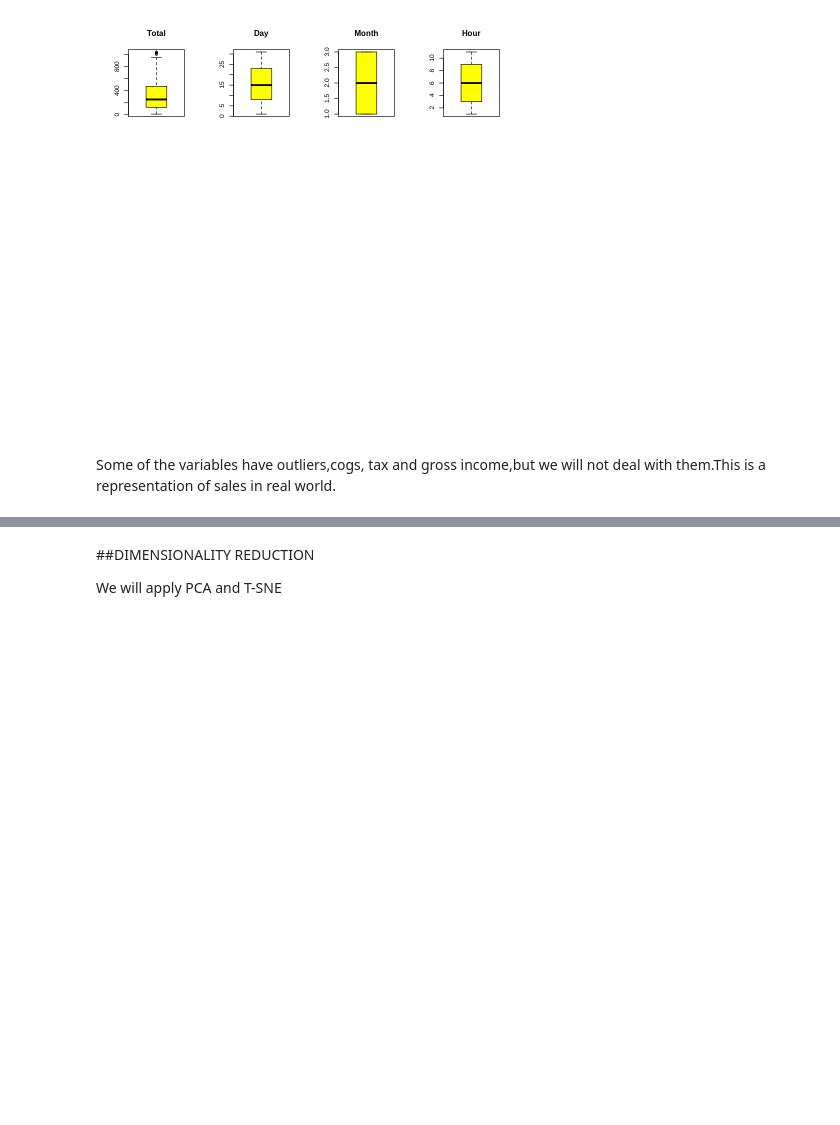
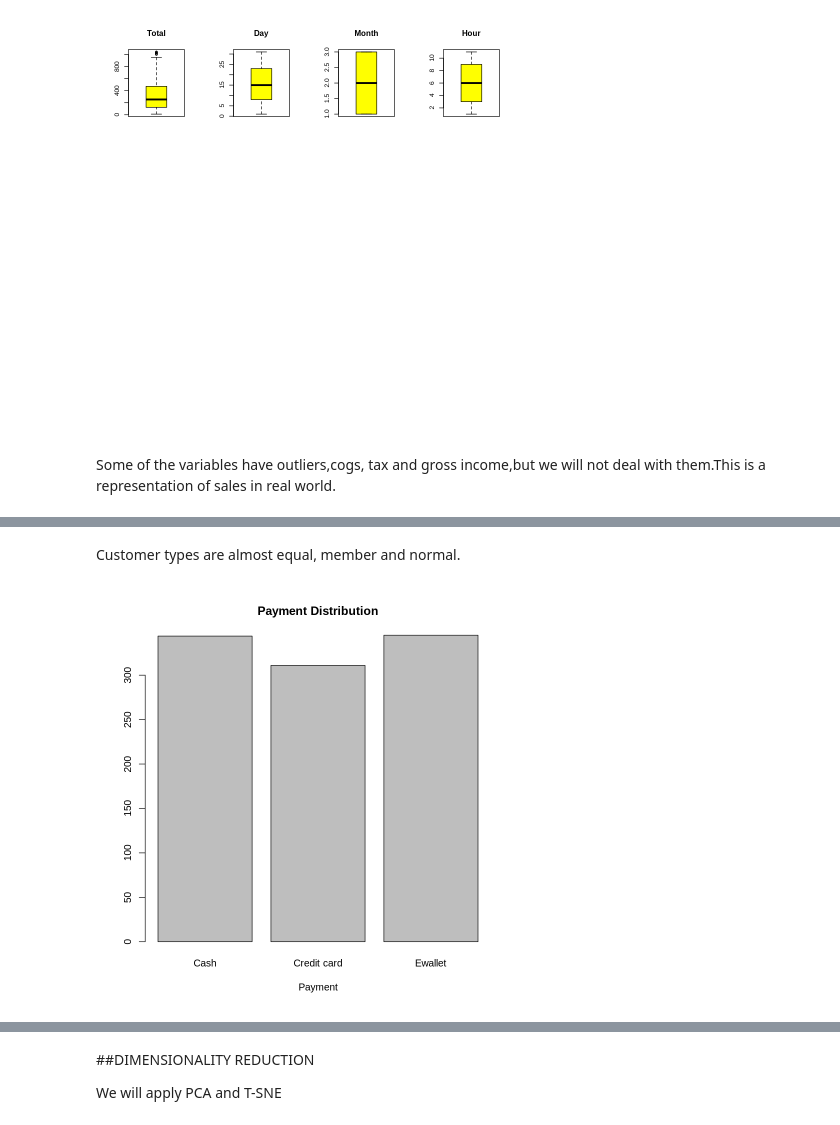
Before and after one commit to jane95924/Supermarket_-DATA-ANALYSIS., a Jupyter notebook: PART_1_AND_PART_2.ipynb, the cells around one changed output, grey strips where cells are left out. Cells and saved outputs as stored; diff of their text form; code cells hidden in the pictures; blank space fills up the shorter version.

```diff
--- a/PART_1_AND_PART_2.ipynb
+++ b/PART_1_AND_PART_2.ipynb
@@ -220,0 +281,8 @@ Some of the variables have outliers,cogs, tax and gross income,but we will not d
+# %% [markdown]
+Customer types are almost equal, member and normal.
+# %%
+payment <- data$Payment
+payment_freq <- table(payment)
+barplot(payment_freq, main = "Payment Distribution", xlab = "Payment")
+# %% [output]
+[figure, added]
```
Also changed, not shown: parts of 7 cells of this notebook.
